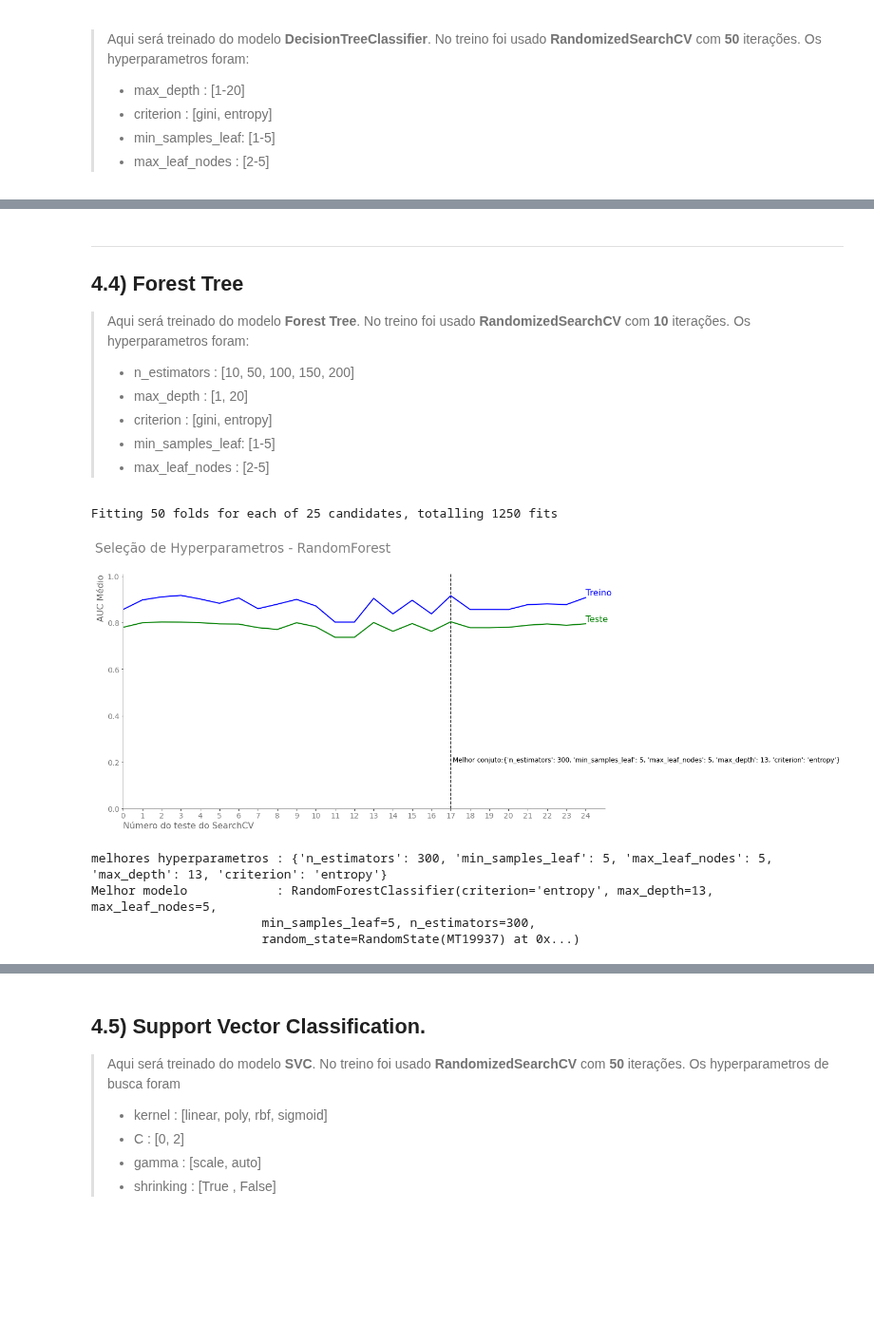
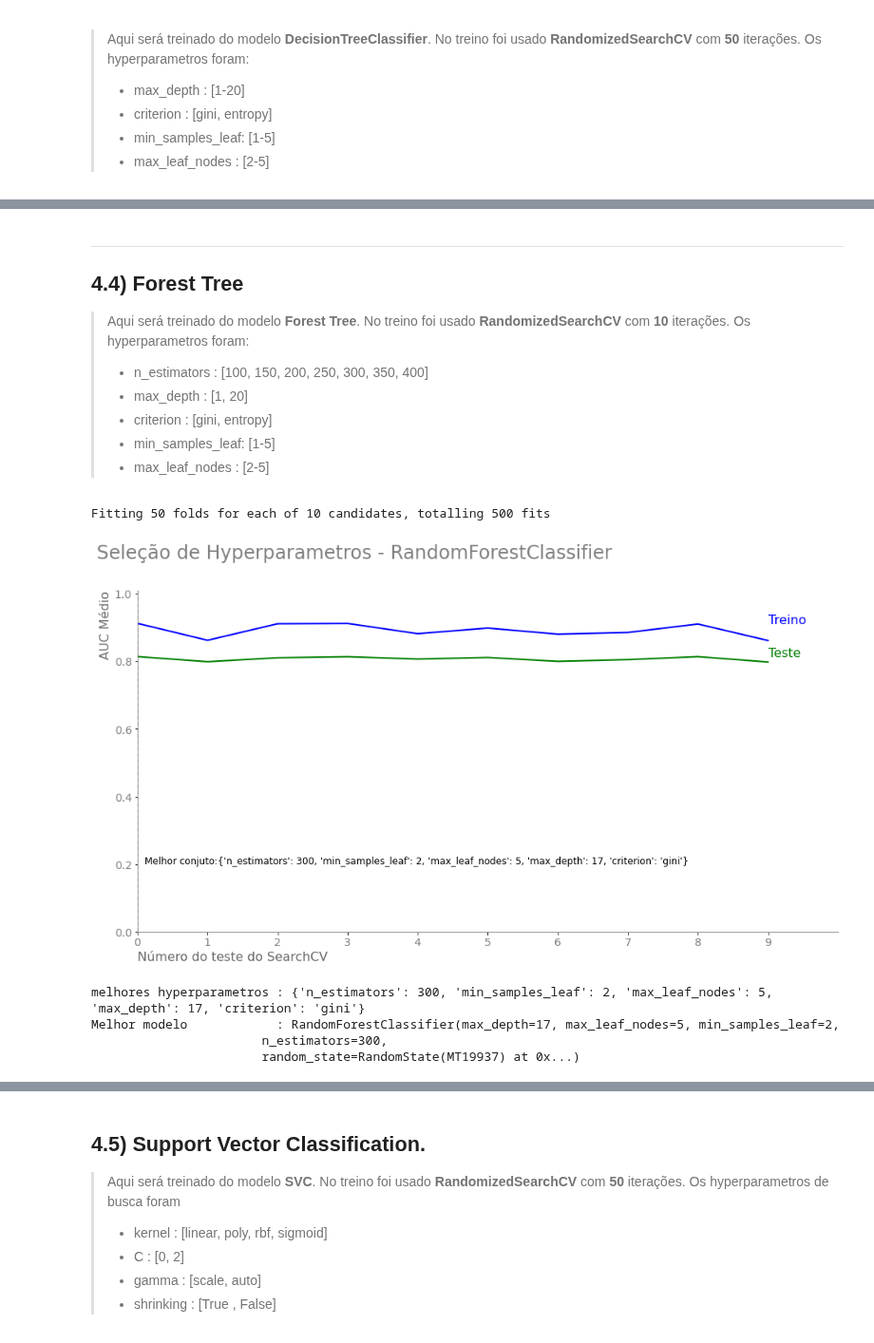
Before and after one commit to HenriqueCCdA/BC_DS_Projeto_Final, a Jupyter notebook: Notebooks/ML/treinamentos_dados1.ipynb, the cells around one changed output, grey strips where cells are left out. Shown at 95% size. Saved outputs shown, nothing was run; the diff lists cells and outputs as text; code cells hidden in the pictures; blank space fills up the shorter version.

```diff
--- a/Notebooks/ML/treinamentos_dados1.ipynb
+++ b/Notebooks/ML/treinamentos_dados1.ipynb
@@ -197,9 +196,11 @@ Número total de entradas para o Cross Validation : 315
 
 A opção **refit** foi deixado como **true** logo depois que o melhor modelo for selecioando o RandomizedSearchCV/GridSearchCv **re-treina** esse modelo com o dataset completo (treino+teste).
 # %%
-n_iter   = 25
+n_iter   = 10
 n_splits = 5
 n_repeats= 10
+# %%
+melhores_metriacas_cv_por_modelo = {}
 # %% [markdown]
 ## 4.1) DummyClassifier
 
@@ -282,23 +287,23 @@ Melhor modelo            : LogisticRegression(C=0.9705548504144978, max_iter=100
 # %%
 rng = RandomState(MT19937(SeedSequence(seed)))
 
-parameters = {'max_depth'       : np.arange(1, 21),
-              'criterion'       : ['gini', 'entropy'],
-              'min_samples_leaf': np.arange(1, 6),
-              'max_leaf_nodes'  : np.arange(2, 6)
-             }
+parameters = hp.parameters_decision_tree
+
 modelo = DecisionTreeClassifier()
 
-melhor_modelo_arvore, res = treina(modelo = modelo,
+melhor_modelo_arvore, res, melhor_metrica = treina(modelo = modelo,
                             x = x_cv,
                             y = y_cv,
                             parameters = parameters,
                             n_splits = n_splits,
                             n_repeats = n_repeats,
                             n_iter = n_iter,
-                            titulo = 'Seleção de Hyperparametros - DecisionTree',
                             n = 10,
-                            rng=rng)
+                            rng=rng,
+                            pasta_saida_fig='fig/',
+                            f_save_fig=True)
+
+melhores_metriacas_cv_por_modelo[obtem_nome_modelo(modelo)] =  melhor_metrica
 
 res
 # %% [output]
@@ -322,7 +327,7 @@ Melhor modelo            : DecisionTreeClassifier(max_depth=12, max_leaf_nodes=5
 ## 4.4) Forest Tree
 
 > Aqui será treinado do modelo **Forest Tree**. No treino foi usado **RandomizedSearchCV** com **10** iterações. Os hyperparametros foram:
->* n_estimators    : [10, 50, 100, 150, 200]
+>* n_estimators    : [100, 150, 200, 250, 300, 350, 400]
 >* max_depth       : [1, 20]
 >* criterion       : [gini, entropy]
 >* min_samples_leaf: [1-5]
@@ -330,31 +335,30 @@ Melhor modelo            : DecisionTreeClassifier(max_depth=12, max_leaf_nodes=5
 # %%
 rng = RandomState(MT19937(SeedSequence(seed)))
 
-parameters = {'n_estimators'    : [10, 50, 100, 150, 200, 250, 300],
-              'max_depth'       : np.arange(1, 21),
-              'criterion'       : ['gini', 'entropy'],
-              'min_samples_leaf': np.arange(1, 6),
-              'max_leaf_nodes'  : np.arange(2, 6)
-             }
+parameters = hp.parameters_random_forest
+
 modelo = RandomForestClassifier(random_state=rng)
 
-melhor_modelo_forest, res = treina(modelo = modelo,
-                              x = x_cv,
-                              y = y_cv,
-                              parameters = parameters,
-                              n_splits = n_splits,
-                              n_repeats = n_repeats,
-                              n_iter = n_iter,
-                              titulo = 'Seleção de Hyperparametros - RandomForest',
-                              n = 10,
-                              rng=rng)
+melhor_modelo_forest, res, melhor_metrica = treina(modelo = modelo,
+                            x = x_cv,
+                            y = y_cv,
+                            parameters = parameters,
+                            n_splits = n_splits,
+                            n_repeats = n_repeats,
+                            n_iter = n_iter,
+                            n = 10,
+                            rng=rng,
+                            pasta_saida_fig='fig/',
+                            f_save_fig=True)
+
+melhores_metriacas_cv_por_modelo[obtem_nome_modelo(modelo)] =  melhor_metrica
 
 res
 # %% [output]
-Fitting 50 folds for each of 25 candidates, totalling 1250 fits
+Fitting 50 folds for each of 10 candidates, totalling 500 fits
-[figure, old version]
+[figure, new version]
-melhores hyperparametros : {'n_estimators': 300, 'min_samples_leaf': 5, 'max_leaf_nodes': 5, 'max_depth': 13, 'criterion': 'entropy'}
-Melhor modelo            : RandomForestClassifier(criterion='entropy', max_depth=13, max_leaf_nodes=5,
-                       min_samples_leaf=5, n_estimators=300,
+melhores hyperparametros : {'n_estimators': 300, 'min_samples_leaf': 2, 'max_leaf_nodes': 5, 'max_depth': 17, 'criterion': 'gini'}
+Melhor modelo            : RandomForestClassifier(max_depth=17, max_leaf_nodes=5, min_samples_leaf=2,
+                       n_estimators=300,
                        random_state=RandomState(MT19937) at 0x...)
 |  | paramentros | media_teste | media_treino | std_teste | std_treino | mean_fit_time | std_fit_time | ... |
```
Also changed, not shown: parts of 16 cells of this notebook, 10 other files.
